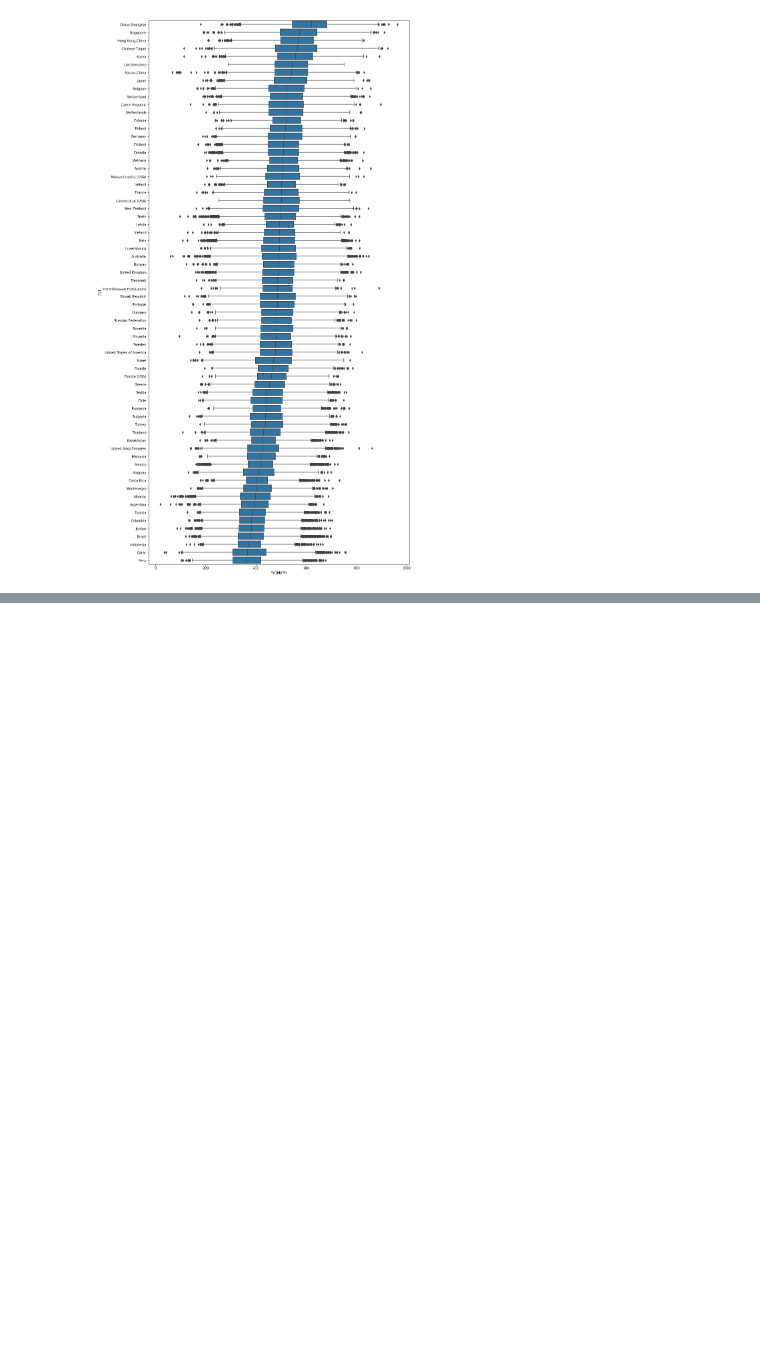
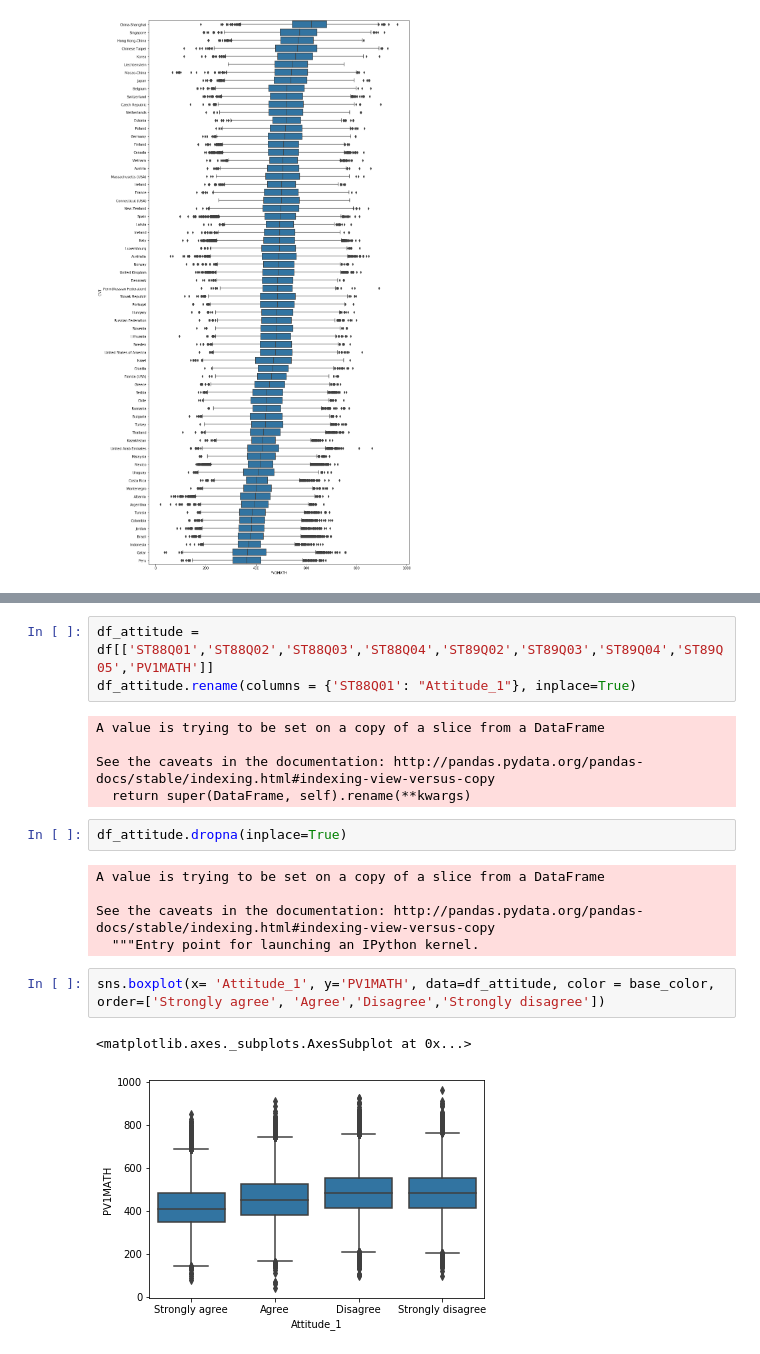
Before and after one commit to jgu1989/UdacityDataAnalystNanodegree, a Jupyter notebook: 5_Communicate_Data_Findings/pisa.ipynb, the cells around one changed output, grey strips where cells are left out. Saved outputs shown, nothing was run; the diff lists cells and outputs as text; blank space fills up the shorter version.

Commit message:
Achievement vs. attitude

```diff
--- a/5_Communicate_Data_Findings/pisa.ipynb
+++ b/5_Communicate_Data_Findings/pisa.ipynb
@@ -170,0 +191,20 @@ sns.boxplot(y= 'CNT', x='PV1MATH', data=df_loc, orient="h", color = base_color,
+# %%
+df_attitude = df[['ST88Q01','ST88Q02','ST88Q03','ST88Q04','ST89Q02','ST89Q03','ST89Q04','ST89Q05','PV1MATH']]
+df_attitude.rename(columns = {'ST88Q01': "Attitude_1"}, inplace=True)
+# %% [output]
+A value is trying to be set on a copy of a slice from a DataFrame
+
+See the caveats in the documentation: http://pandas.pydata.org/pandas-docs/stable/indexing.html#indexing-view-versus-copy
+  return super(DataFrame, self).rename(**kwargs)
+# %%
+df_attitude.dropna(inplace=True)
+# %% [output]
+A value is trying to be set on a copy of a slice from a DataFrame
+
+See the caveats in the documentation: http://pandas.pydata.org/pandas-docs/stable/indexing.html#indexing-view-versus-copy
+  """Entry point for launching an IPython kernel.
+# %%
+sns.boxplot(x= 'Attitude_1', y='PV1MATH', data=df_attitude, color = base_color, order=['Strongly agree', 'Agree','Disagree','Strongly disagree'])
+# %% [output]
+<matplotlib.axes._subplots.AxesSubplot at 0x...>
+[figure, added]
```
Also changed, not shown: parts of 6 cells of this notebook.
